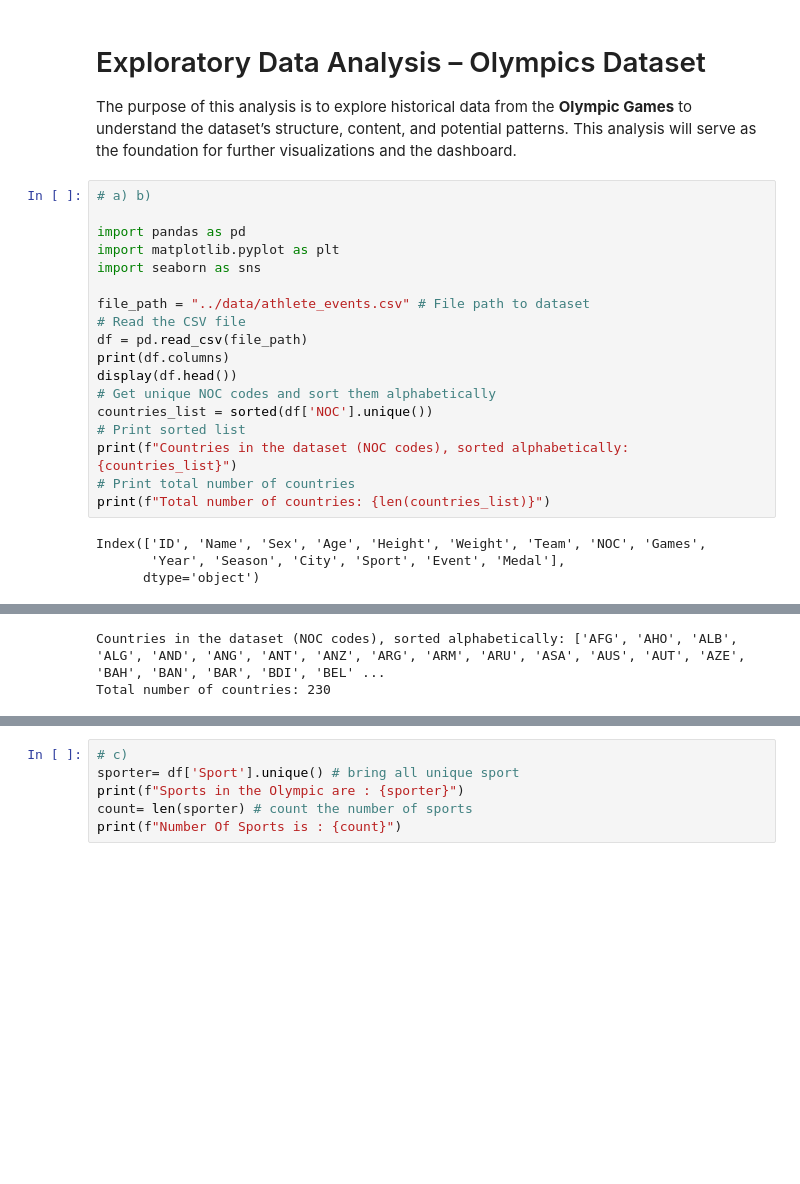
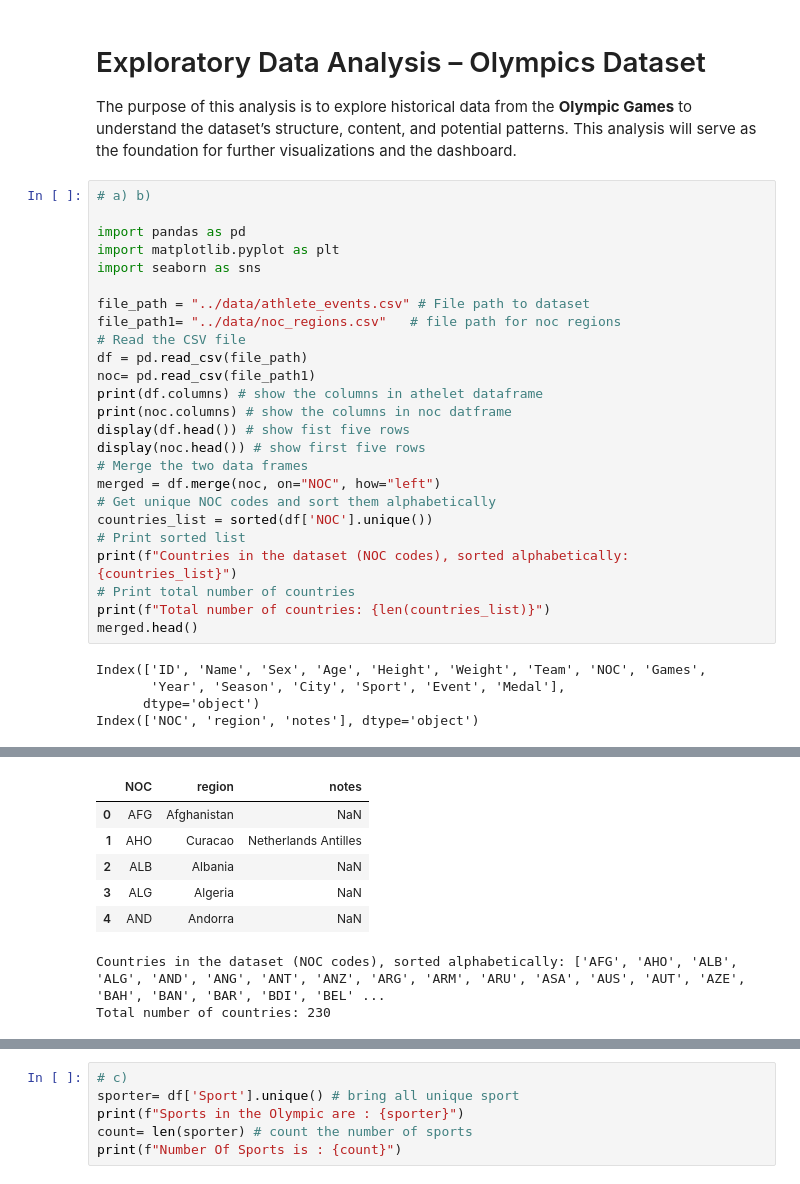
Before and after one commit to nouralahmad89-crypto/OS-projekt-Storbrittanien, a Jupyter notebook: notebooks/data_analysis.ipynb, the cells around one changed output, grey strips where cells are left out. Drawn from its saved outputs; the diff is of its cells as text; blank space fills up the shorter version.

```diff
--- a/notebooks/data_analysis.ipynb
+++ b/notebooks/data_analysis.ipynb
@@ -5,30 +5,44 @@ The purpose of this analysis is to explore historical data from the **Olympic Ga
 # %%
 # a) b)
 
 import pandas as pd
 import matplotlib.pyplot as plt
 import seaborn as sns
 
 file_path = "../data/athlete_events.csv" # File path to dataset
+file_path1= "../data/noc_regions.csv"   # file path for noc regions
 # Read the CSV file
 df = pd.read_csv(file_path)
-print(df.columns)
-display(df.head())
+noc= pd.read_csv(file_path1)
+print(df.columns) # show the columns in athelet dataframe
+print(noc.columns) # show the columns in noc datframe
+display(df.head()) # show fist five rows
+display(noc.head()) # show first five rows
+# Merge the two data frames
+merged = df.merge(noc, on="NOC", how="left")
 # Get unique NOC codes and sort them alphabetically
 countries_list = sorted(df['NOC'].unique())
 # Print sorted list
 print(f"Countries in the dataset (NOC codes), sorted alphabetically: {countries_list}")
 # Print total number of countries
 print(f"Total number of countries: {len(countries_list)}")
+merged.head()
 # %% [output]
 Index(['ID', 'Name', 'Sex', 'Age', 'Height', 'Weight', 'Team', 'NOC', 'Games',
        'Year', 'Season', 'City', 'Sport', 'Event', 'Medal'],
       dtype='object')
+Index(['NOC', 'region', 'notes'], dtype='object')
 |  | ID | Name | Sex | Age | Height | Weight | Team | NOC | Games | Year | Season | ... |
 | 0 | 1 | A Dijiang | M | 24.0 | 180.0 | 80.0 | China | CHN | 1992 Summer | 1992 | Summer | ... |
 | 1 | 2 | A Lamusi | M | 23.0 | 170.0 | 60.0 | China | CHN | 2012 Summer | 2012 | Summer | ... |
 | 2 | 3 | Gunnar Nielsen Aaby | M | 24.0 | NaN | NaN | Denmark | DEN | 1920 Summer | 1920 | Summer | ... |
 | 3 | 4 | Edgar Lindenau Aabye | M | 34.0 | NaN | NaN | Denmark/Sweden | DEN | 1900 Summer | 1900 | Summer | ... |
 | 4 | 5 | Christine Jacoba Aaftink | F | 21.0 | 185.0 | 82.0 | Netherlands | NED | 1988 Winter | 1988 | Winter | ... |
+|  | NOC | region | notes |
+| 0 | AFG | Afghanistan | NaN |
+| 1 | AHO | Curacao | Netherlands Antilles |
+| 2 | ALB | Albania | NaN |
+| 3 | ALG | Algeria | NaN |
+| 4 | AND | Andorra | NaN |
 Countries in the dataset (NOC codes), sorted alphabetically: ['AFG', 'AHO', 'ALB', 'ALG', 'AND', 'ANG', 'ANT', 'ANZ', 'ARG', 'ARM', 'ARU', 'ASA', 'AUS', 'AUT', 'AZE', 'BAH', 'BAN', 'BAR', 'BDI', 'BEL' ...
 Total number of countries: 230
```
Also changed, not shown: parts of 3 cells of this notebook.
